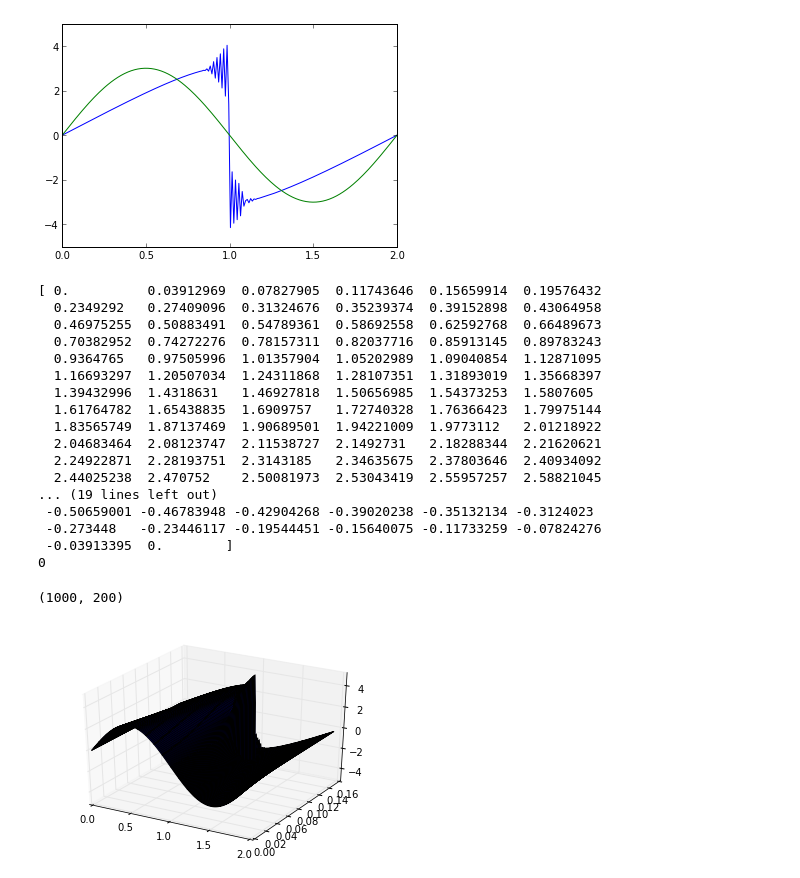
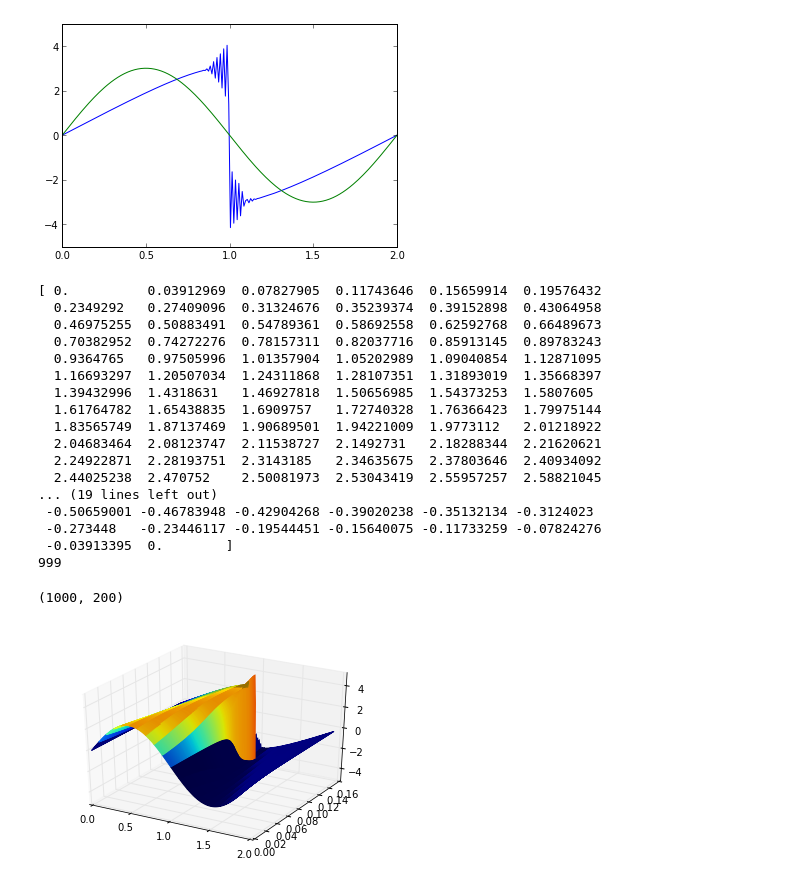
Before and after one commit to daniel-lozano/tarea7, a Jupyter notebook: Burguer_tarea.ipynb, the cells around one changed output. Saved outputs shown, nothing was run; the diff lists cells and outputs as text; code cells hidden in the pictures.

```diff
--- a/Burguer_tarea.ipynb
+++ b/Burguer_tarea.ipynb
@@ -54,7 +54,7 @@ x_past=x.copy()
 # %% [markdown]
 # solucion 1
 # %%
-
+finall=np.zeros([pasos,espaciotiempo])
 for j in range(espaciotiempo):
    plot(espacio,x)
    x_past=x.copy()
@@ -63,7 +63,7 @@ for j in range(espaciotiempo):
 
         x[i]=x_past[i]-(beta*0.5)*(x_past[i+1]**2  -  x_past[i-1]**2 )
 
-
+   finall[:,j]=x
    x_final=x.copy()
 # %% [output]
 [figure]
@@ -127,18 +136,19 @@ print j
  -0.50659001 -0.46783948 -0.42904268 -0.39020238 -0.35132134 -0.3124023
  -0.273448   -0.23446117 -0.19544451 -0.15640075 -0.11733259 -0.07824276
  -0.03913395  0.        ]
-0
+999
 # %%
 from mpl_toolkits.mplot3d.axes3d import Axes3D
 # %%
 finalll=np.transpose(finalll)
+NN=finalll/finalll.max()
 print shape(finalll)
 # %% [output]
 (1000, 200)
 # %%
 fig = plt.figure()
 ax = fig.gca(projection='3d')
 X,Y=np.meshgrid(espacio,tiempo)
-surf=ax.plot_surface(X,Y,finalll)
+surf=ax.plot_surface(X,Y,finalll,facecolors=cm.jet(NN),)
 # %% [output]
-[figure, old version]
+[figure, new version]
```
Also changed, not shown: parts of 2 cells of this notebook.
